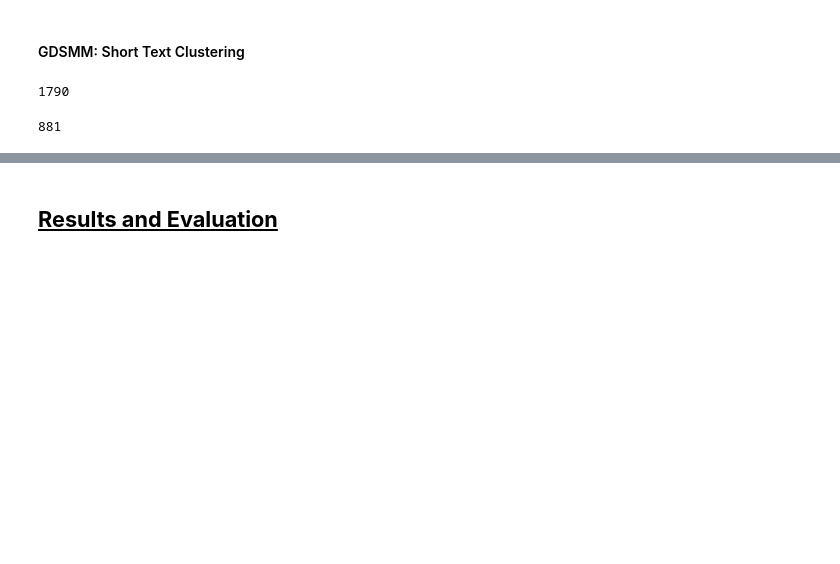
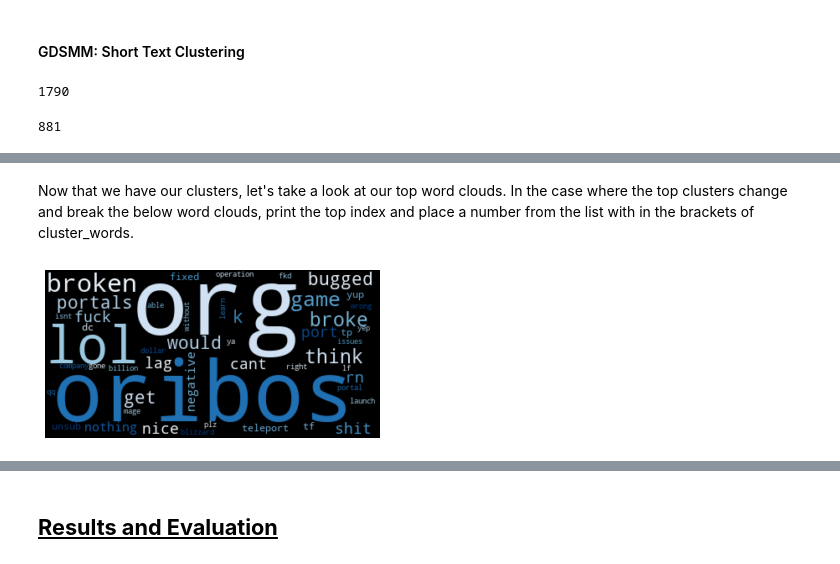
Before and after one commit to epradojr/WoW-Sentiment, a Jupyter notebook: index.ipynb, the cells around one changed output, grey strips where cells are left out. Drawn from its saved outputs; the diff is of its cells as text; code cells hidden in the pictures; blank space fills up the shorter version.

```diff
--- a/index.ipynb
+++ b/index.ipynb
@@ -642,0 +694,17 @@ Top Clusters: [ 5 25 44 46  0 38 47 18 11 14 12  6 37 35  7]
+# %% [markdown]
+Now that we have our clusters, let's take a look at our top word clouds. In the case where the top clusters change and break the below word clouds, print the top index and place a number from the list with in the brackets of cluster_words.
+# %%
+# Import wordcloud library
+from wordcloud import WordCloud
+
+# Get topic word distributions from gsdmm model
+cluster_words = gsdmm.cluster_word_distribution
+
+
+# creating a word cloud
+wordcloud = WordCloud(max_words=50, colormap='Blues').generate_from_frequencies(cluster_words[18])
+
+plt.imshow(wordcloud, interpolation='bilinear')
+plt.axis("off");
+# %% [output]
+[figure, added]
```
Also changed, not shown: parts of 38 cells of this notebook, 2 other files.
